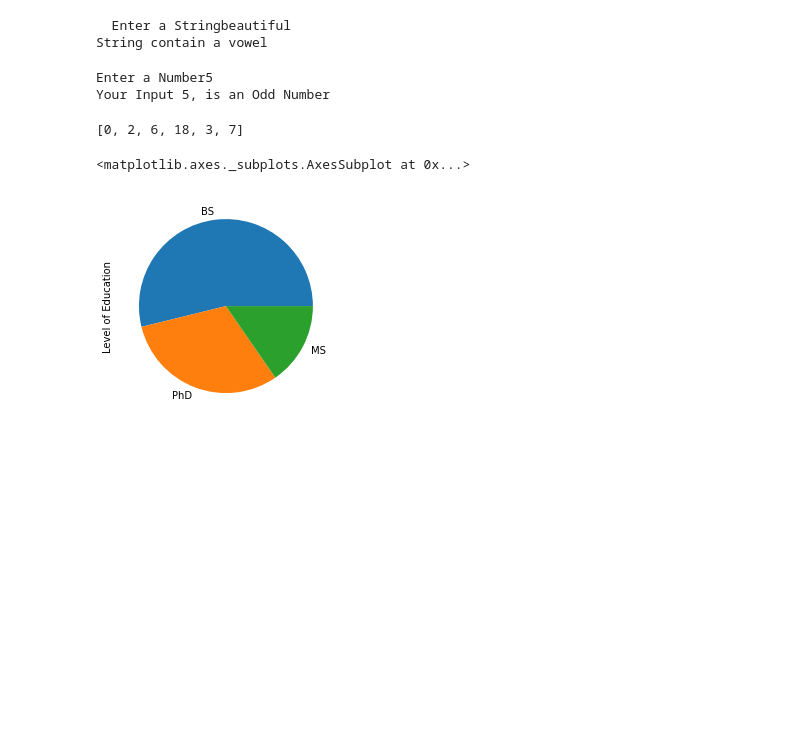
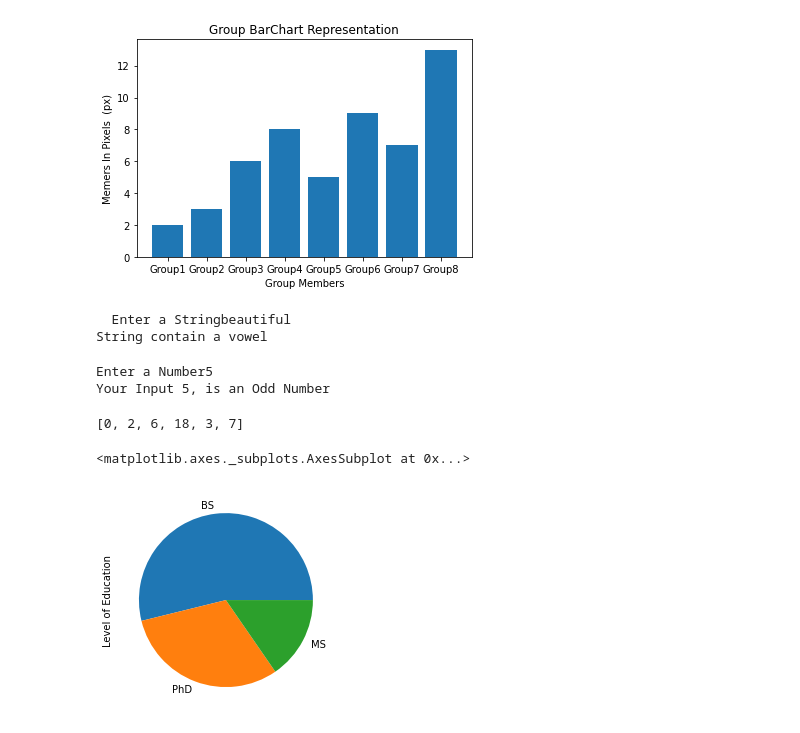
Before and after one commit to bePartOf-Creation/Python-Deiltel-Excercises, a Jupyter notebook: DataScience.ipynb, the cells around one changed output. Drawn from its saved outputs; the diff is of its cells as text; code cells hidden in the pictures; blank space fills up the shorter version.

```diff
--- a/DataScience.ipynb
+++ b/DataScience.ipynb
@@ -3,3 +56,18 @@
+# %%
+height = [2,3,6,8,5,9,7,13]
+groups = ["Group1","Group2","Group3","Group4","Group5","Group6","Group7","Group8"]
+
+xs = [i for i, _ in enumerate(height)]
+
+plt.bar(xs, height)
+plt.ylabel("Memers In Pixels  (px)")
+plt.xlabel("Group Members")
+plt.title("Group BarChart Representation")
+
+plt.xticks(xs,groups)
+plt.show()
+# %% [output]
+[figure, added]
 # %%
 def check_vowels(word):
     contains = False
```
Also changed, not shown: parts of 3 cells of this notebook.
